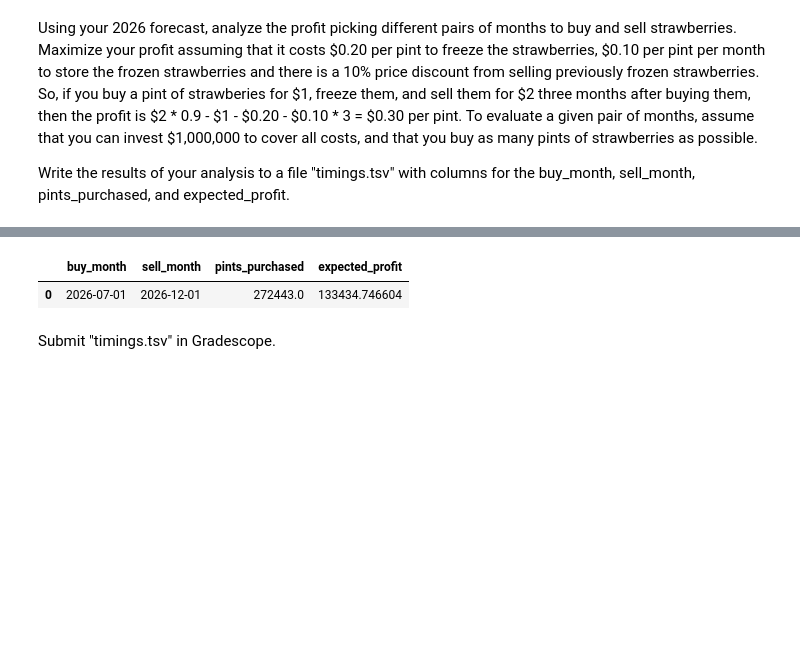
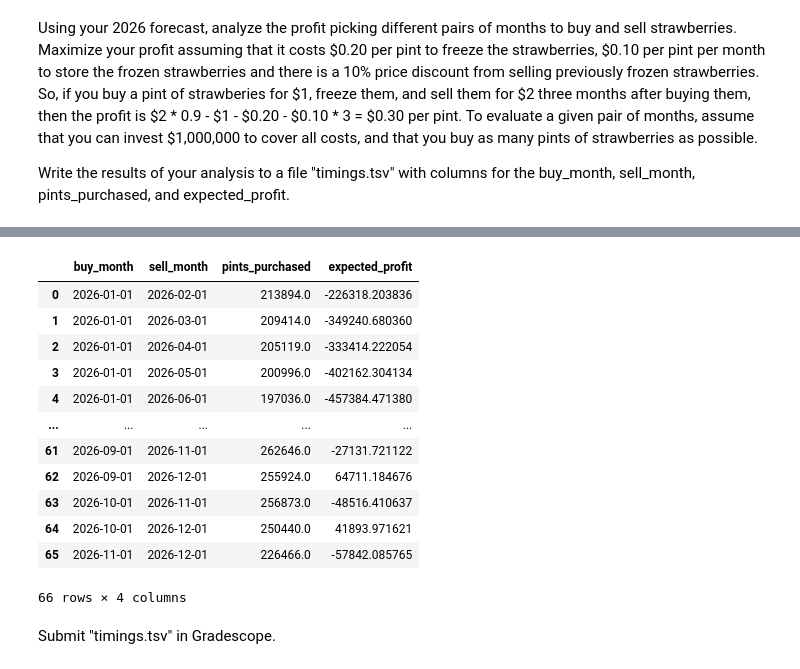
Before and after one commit to calebhadley1/AI_in_the_Field_Coursework, a Jupyter notebook: Week 2/project.ipynb, the cells around one changed output, grey strips where cells are left out. Cells and saved outputs as stored; diff of their text form; code cells hidden in the pictures; blank space fills up the shorter version.

```diff
--- a/Week 2/project.ipynb
+++ b/Week 2/project.ipynb
@@ -423,9 +403,3 @@ Pandas(Index=81, month=Timestamp('2026-12-01 00:00:00'), price=4.622502461787580
-# %%
-for i in range(len(forecast_df)):
-  row1 = forecast_df.iloc[i]
-
-  for j in range(i+1, len(forecast_df)):
-    row2 = forecast_df.iloc[j]
 # %%
 """
 How do we find the optimal buy and sell time?
@@ -437,10 +411,10 @@ Return optimal solution
 """
 budget = 1_000_000
 
-profits = []
 result_pints_purchased = []
-buy_rows = []
-sell_rows = []
+result_buy_month = []
+result_sell_month = []
+result_expected_profit = []
 
 for i in range(len(forecast_df)):
   buy_row = forecast_df.iloc[i]
@@ -473,14 +447,13 @@ for i in range(len(forecast_df)):
 
     expected_profit = expected_profit_per_pint * pints_purchased
 
-    profits.append(expected_profit)
+    result_expected_profit.append(expected_profit)
     result_pints_purchased.append(pints_purchased)
-    buy_rows.append(buy_row)
-    sell_rows.append(sell_row)
-    # print("")
+    result_buy_month.append(buy_row.month)
+    result_sell_month.append(sell_row.month)
 
-best_profit_idx = np.argmax(profits)
+best_profit_idx = np.argmax(result_expected_profit)
 
-profits[best_profit_idx], buy_rows[best_profit_idx], sell_rows[best_profit_idx], result_pints_purchased[best_profit_idx]
+result_expected_profit[best_profit_idx], result_buy_month[best_profit_idx], result_sell_month[best_profit_idx], result_pints_purchased[best_profit_idx]
 # %% [output]
 (np.float64(133434.74660409303),
@@ -493,15 +462,26 @@ profits[best_profit_idx], buy_rows[best_profit_idx], sell_rows[best_profit_idx],
  np.float64(272443.0))
 # %%
 timings = pd.DataFrame({
-    'buy_month': [buy_rows[best_profit_idx].month],
-    'sell_month': [sell_rows[best_profit_idx].month],
-    'pints_purchased': [result_pints_purchased[best_profit_idx]],
-    'expected_profit': [profits[best_profit_idx]]
+    'buy_month': result_buy_month,
+    'sell_month': result_sell_month,
+    'pints_purchased': result_pints_purchased,
+    'expected_profit': result_expected_profit
 })
 timings
 # %% [output]
 |  | buy_month | sell_month | pints_purchased | expected_profit |
-| 0 | 2026-07-01 | 2026-12-01 | 272443.0 | 133434.746604 |
+| 0 | 2026-01-01 | 2026-02-01 | 213894.0 | -226318.203836 |
+| 1 | 2026-01-01 | 2026-03-01 | 209414.0 | -349240.680360 |
+| 2 | 2026-01-01 | 2026-04-01 | 205119.0 | -333414.222054 |
+| 3 | 2026-01-01 | 2026-05-01 | 200996.0 | -402162.304134 |
+| 4 | 2026-01-01 | 2026-06-01 | 197036.0 | -457384.471380 |
+| ... | ... | ... | ... | ... |
+| 61 | 2026-09-01 | 2026-11-01 | 262646.0 | -27131.721122 |
+| 62 | 2026-09-01 | 2026-12-01 | 255924.0 | 64711.184676 |
+| 63 | 2026-10-01 | 2026-11-01 | 256873.0 | -48516.410637 |
+| 64 | 2026-10-01 | 2026-12-01 | 250440.0 | 41893.971621 |
+| 65 | 2026-11-01 | 2026-12-01 | 226466.0 | -57842.085765 |
+66 rows × 4 columns
 # %%
 timings.to_csv('timings.tsv', sep='\t', index=False)
 # %% [markdown]
```
Also changed, not shown: parts of 10 cells of this notebook, 2 other files.
